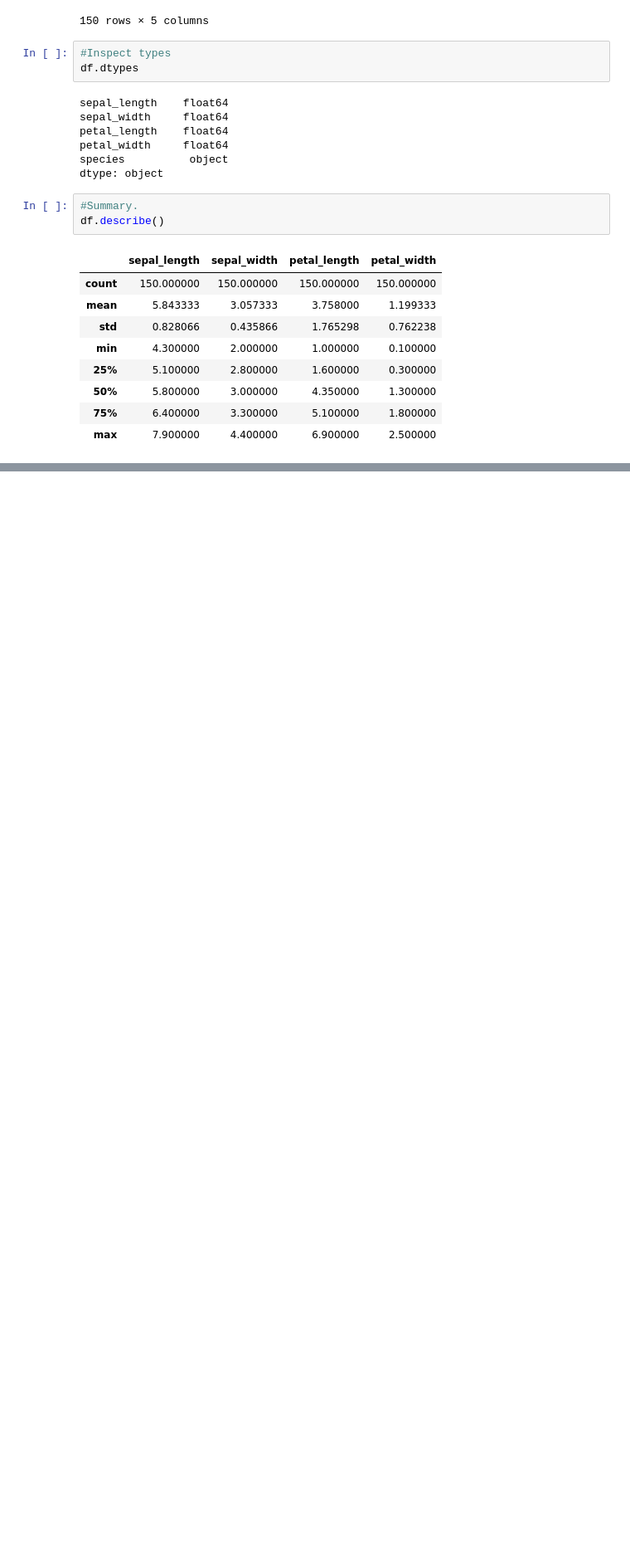
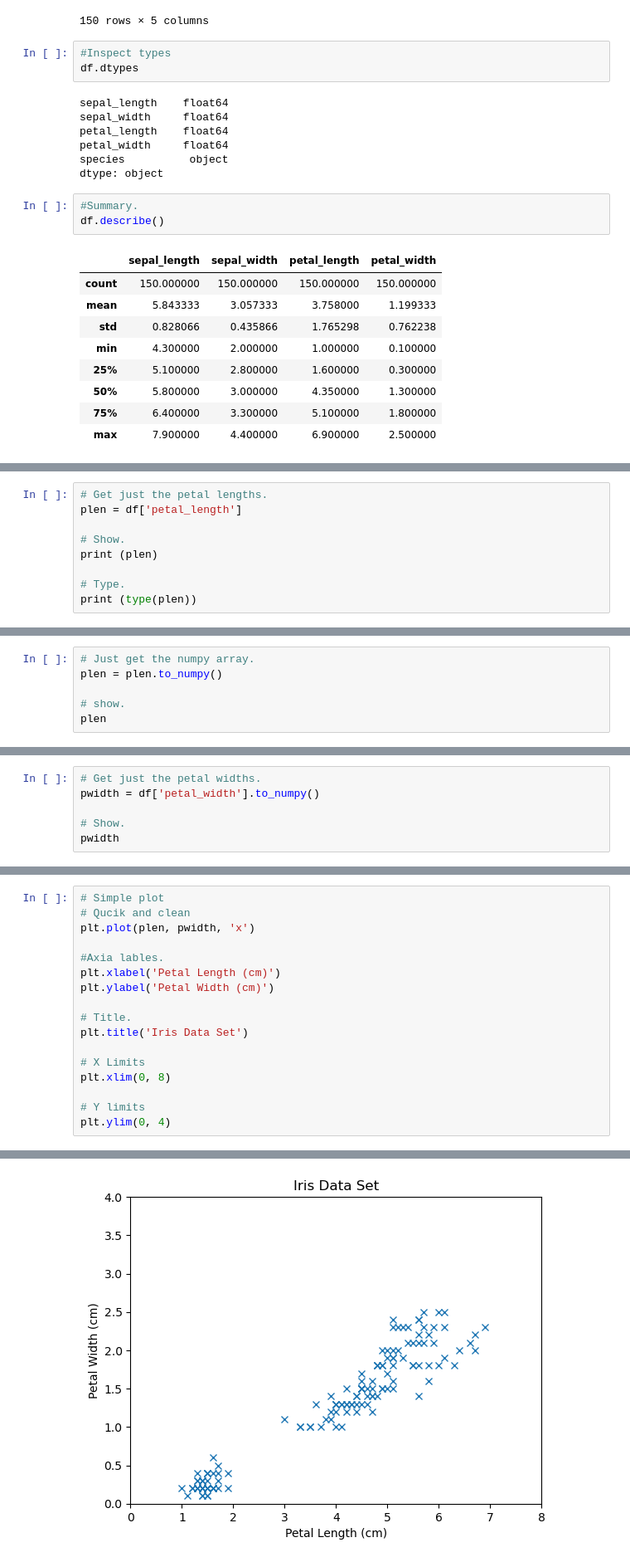
Before and after one commit to teesesmit/dataanalytics, a Jupyter notebook: MYWORK/iris.ipynb, the cells around one changed output, grey strips where cells are left out. Shown: that part at 83% size. Drawn from its saved outputs; the diff is of its cells as text; blank space fills up the shorter version.

Commit message:
Iris data set analysis

```diff
--- a/MYWORK/iris.ipynb
+++ b/MYWORK/iris.ipynb
@@ -62,0 +85,9 @@ df.describe()
+# %%
+# Get just the petal lengths.
+plen = df['petal_length']
+
+# Show.
+print (plen)
+
+# Type.
+print (type(plen))
@@ -62,0 +108,6 @@ df.describe()
+# %%
+# Just get the numpy array.
+plen = plen.to_numpy()
+
+# show.
+plen
@@ -62,0 +127,6 @@ df.describe()
+# %%
+# Get just the petal widths.
+pwidth = df['petal_width'].to_numpy()
+
+# Show.
+pwidth
@@ -62,0 +146,18 @@ df.describe()
+# %%
+# Simple plot
+# Qucik and clean
+plt.plot(plen, pwidth, 'x')
+
+#Axia lables.
+plt.xlabel('Petal Length (cm)')
+plt.ylabel('Petal Width (cm)')
+
+# Title.
+plt.title('Iris Data Set')
+
+# X Limits
+plt.xlim(0, 8)
+
+# Y limits
+plt.ylim(0, 4)
+# %% [output]
@@ -62,0 +165 @@ df.describe()
+[figure, added]
```
Also changed, not shown: parts of 16 cells of this notebook.
